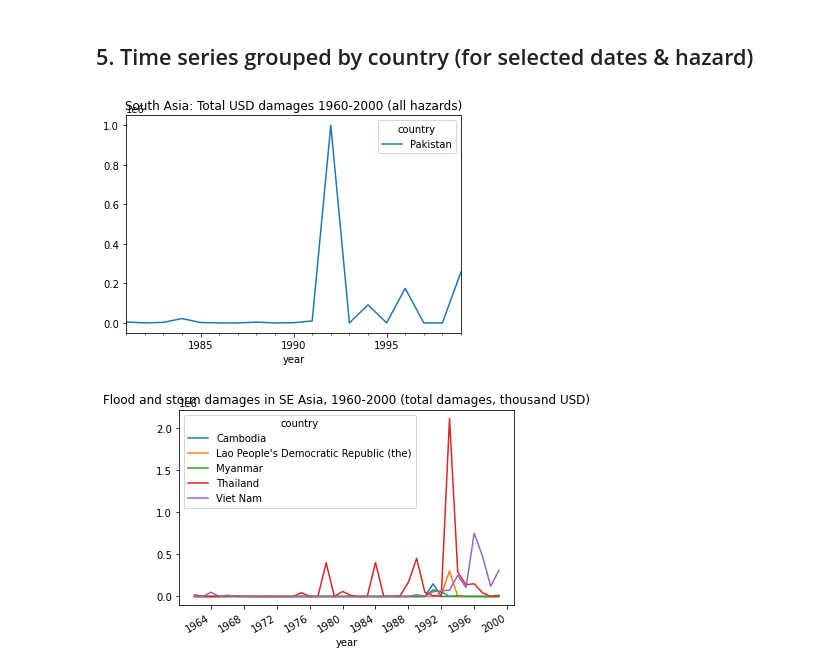
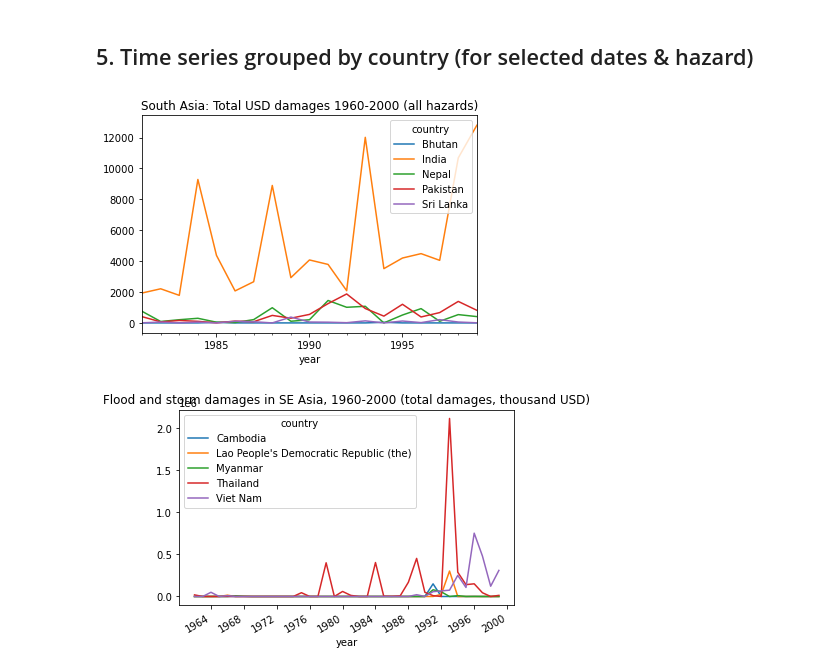
Before and after one commit to GFDRR/pyEmdat, a Jupyter notebook: py_emdat2.ipynb, the cells around one changed output. Drawn from its saved outputs; the diff is of its cells as text; code cells hidden in the pictures.

```diff
--- a/py_emdat2.ipynb
+++ b/py_emdat2.ipynb
@@ -86,10 +84,10 @@ df[cols_over_1000].plot(title = 'Mexico: deaths by hazard type since 1980');
 # %% [markdown]
 ## 5. Time series grouped by country (for selected dates & hazard)
 # %%
-df = ED.country_stats_timeseries(1980, 2000, ['Pakistan'],'all','total_damages')
+df = ED.country_stats_timeseries(1980, 2000, ['Pakistan','India','Nepal','Sri Lanka','Bhutan'],'all','deaths')
 df.plot(title = 'South Asia: Total USD damages 1960-2000 (all hazards)');
 # %% [output]
-[figure, old version]
+[figure, new version]
 # %%
 df = ED.country_stats_timeseries(1960, 2000, ["Lao People's Democratic Republic (the)",'Cambodia','Thailand','Viet Nam','Myanmar'],['Flood','Storm'],'total_damages')
 df.plot(title = 'Flood and storm damages in SE Asia, 1960-2000 (total damages, thousand USD)');
```
Also changed, not shown: parts of 1 cell of this notebook, 3 other files.
